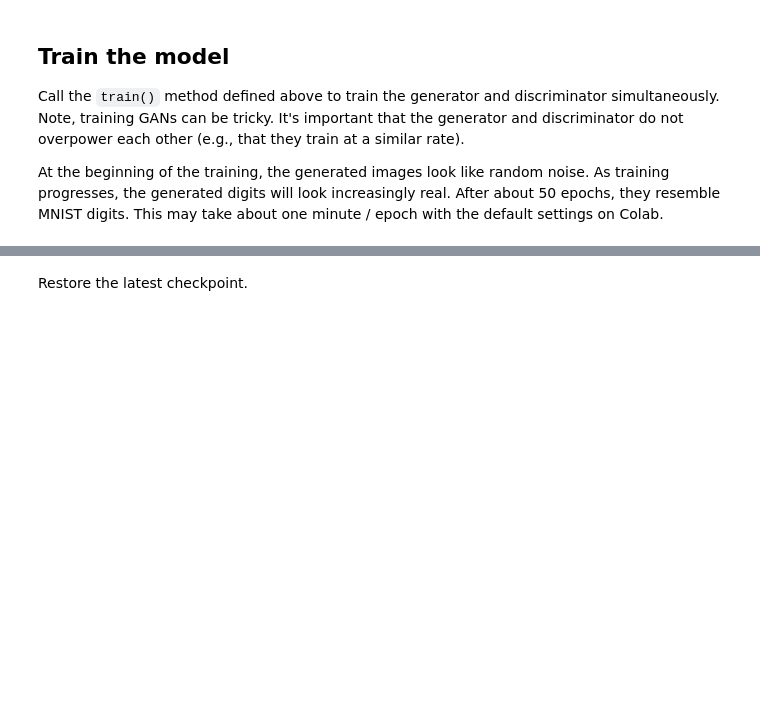
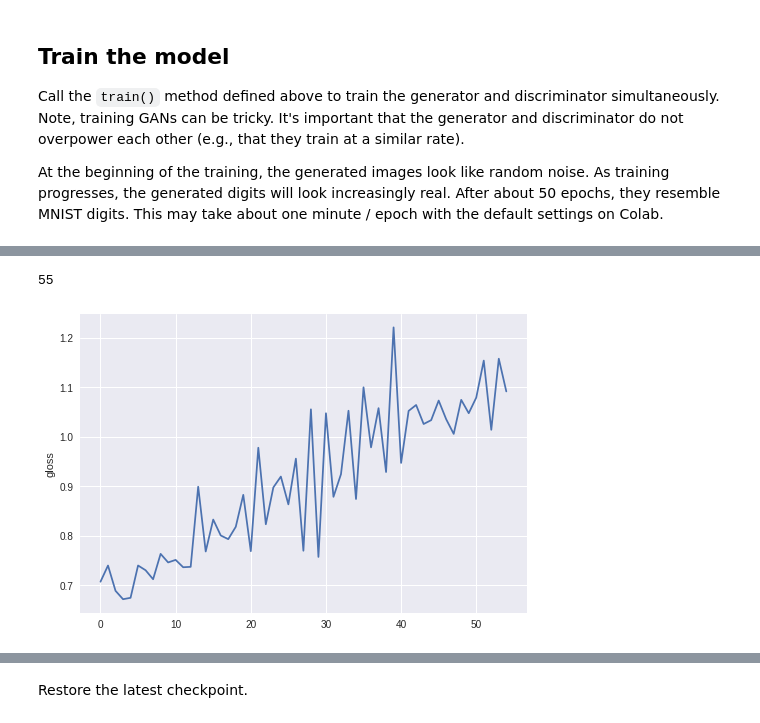
Before and after one commit to Martinpanzy/MLCV-2, a Jupyter notebook: dcgan.ipynb, the cells around one changed output, grey strips where cells are left out. Drawn from its saved outputs; the diff is of its cells as text; code cells hidden in the pictures; blank space fills up the shorter version.

```diff
--- a/dcgan.ipynb
+++ b/dcgan.ipynb
@@ -294,0 +323,12 @@ Wall time: 21min 57s
+# %%
+#a = list(range(0, 4))
+np.size(g_loss)
+# %% [output]
+55
+# %%
+import matplotlib.pyplot as plt
+plt.plot(g_loss)
+plt.ylabel('gloss')
+plt.show()
+# %% [output]
+[figure, added]
```
Also changed, not shown: parts of 16 cells of this notebook.
